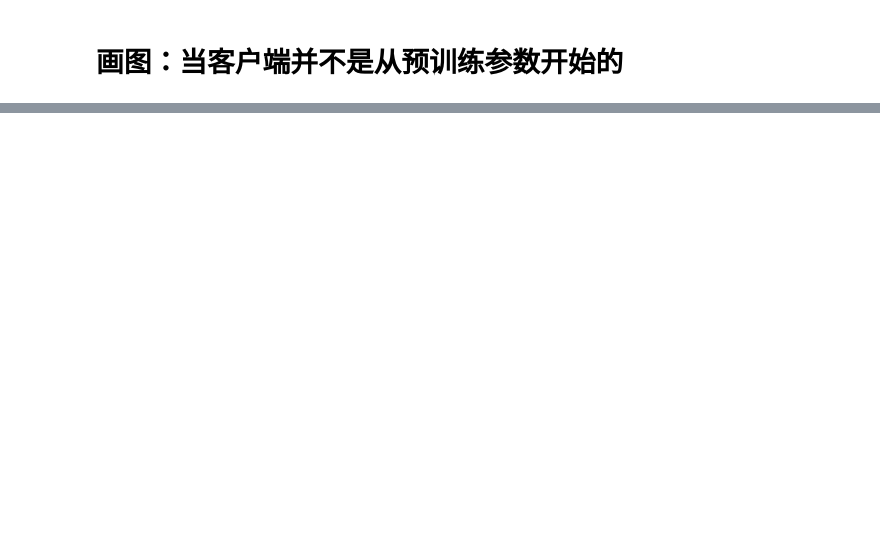
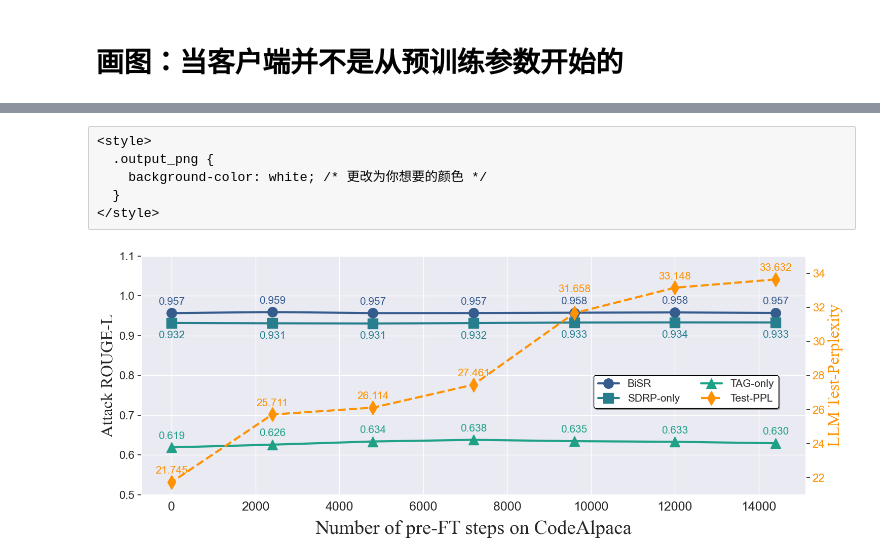
Before and after one commit to StupidTrees/SplitLLM, a Jupyter notebook: experiments/notebook/figures/pre_ft.ipynb, the cells around one changed output, grey strips where cells are left out. Saved outputs shown, nothing was run; the diff lists cells and outputs as text; code cells hidden in the pictures; blank space fills up the shorter version.

```diff
--- a/experiments/notebook/figures/pre_ft.ipynb
+++ b/experiments/notebook/figures/pre_ft.ipynb
@@ -75,0 +31,80 @@ plt.savefig('/root/autodl-tmp/sfl/exp_data/pre_ft.pdf')
+# %%
+rouges = {}
+rouges_bi = {}
+rouges_tag = {}
+ppl = {}
+for summary, config, name in zip(summary_list, config_list, name_list):
+    if not name.startswith('gpt2'):
+        continue
+    pre_ft_epoch = config['pre_ft_max_steps']
+    if 'client0_DLG_raw_rgLf_avg' in summary:
+        rouges_tag[pre_ft_epoch] = summary['client0_DLG_raw_rgLf_avg']
+    else:
+        rouges[pre_ft_epoch] = summary['client0_DRA_b2tr_rgLf_avg']
+        rouges_bi[pre_ft_epoch] =  summary['client0_DLG_rgL_f_avg']
+        ppl[pre_ft_epoch] = summary['client0_test-ppl']
+# %% [raw]
+<style>
+  .output_png {
+    background-color: white; /* 更改为你想要的颜色 */
+  }
+</style>
+# %%
+
+import matplotlib.pyplot as plt
+import pandas as pd
+import seaborn as sns
+
+sns.set()
+sns.set_style("darkgrid")
+fig, ax1 = plt.subplots(figsize=(15, 6))
+# plot rouge
+atk_colors = sns.color_palette("viridis", 6)
+atk_colors2 = sns.color_palette('coolwarm', 6)
+atk_colors3 = sns.color_palette('cool', 6)
+atk_colors4 = sns.color_palette('Spectral', 6)
+color_ppl = sns.color_palette("autumn", 6)[3]
+all_data = { 'Test-PPL':ppl,'BiSR': rouges_bi, 'SDRP-only': rouges, 'TAG-only': rouges_tag}
+colors = {'BiSR': atk_colors[1], 'SDRP-only': atk_colors[2], 'TAG-only': atk_colors[3], 'Test-PPL':color_ppl}
+markers = {'BiSR': 'o', 'SDRP-only': 's', 'TAG-only': '^','Test-PPL':'d'}
+
+ax1.set_ylabel('Attack ROUGE-L', fontsize=24,fontname="Times New Roman")
+ax1.tick_params(axis='x', labelsize=18)
+ax1.tick_params(axis='y', labelsize=16)
+# the font suitable for thesis
+ax1.set_xlabel('Number of pre-FT steps on CodeAlpaca', fontsize=28, fontname="Times New Roman", labelpad=10)
+ax1.set_ylim(0.5, 1.1)
+ax2 = ax1.twinx()
+ax2.set_ylabel('LLM Test-Perplexity', fontsize=24, fontname="Times New Roman", color=color_ppl)
+ax2.tick_params(axis='y', labelcolor=color_ppl, labelsize=16)
+ax2.set_ylim(21, 35)
+for name, data in all_data.items():
+    axis = ax1
+    linestyle='-'
+    if name =='Test-PPL':
+        axis = ax2
+        linestyle = '--'
+    axis.plot(data.keys(), data.values(), color=colors[name], marker=markers[name], markersize=14, label=name, linestyle=linestyle, linewidth=3)
+
+    for i, (ep, rg) in enumerate(data.items()):
+        ofst = 12
+        if name == 'SDRP-only':
+            ofst = -22
+        if name =='Test-PPL' and ep == 9600:
+            ofst = 30
+        axis.annotate(f'{rg:.3f}', (ep, rg), textcoords="offset points",
+                     xytext=(0, ofst),
+                     ha='center', fontsize=15, color=colors[name])
+
+
+# the legend with rounded corner and white background
+fig.legend(loc='lower right', bbox_to_anchor=(0.91, 0.44), ncol=2, fontsize=15, frameon=True, fancybox=True, shadow=True, framealpha=1, edgecolor='black',facecolor='white')
+
+ax2.yaxis.grid(False)
+
+
+# save the figure
+plt.tight_layout()
+plt.savefig('/root/autodl-tmp/sfl/exp_data/pre_ft.pdf')
+# %% [output]
+[figure, added]
```
Also changed, not shown: parts of 3 cells of this notebook, 35 other files.
